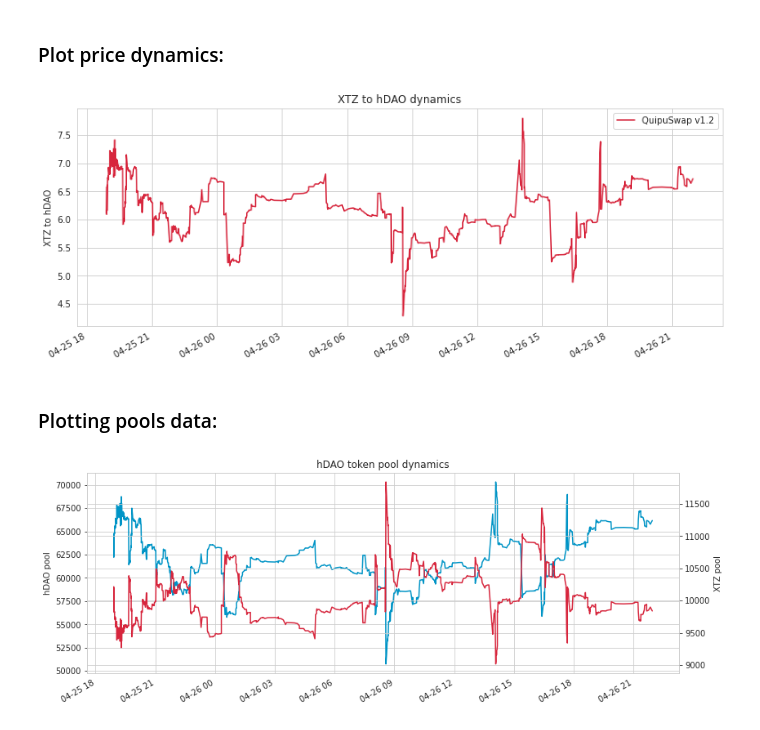
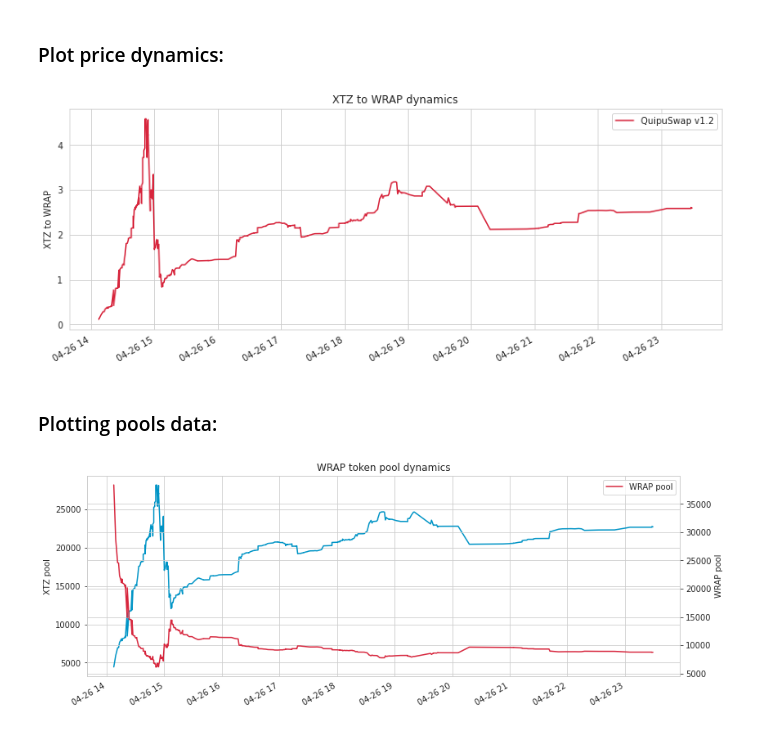
Before and after one commit to ztepler/quipuswap-tezos-analysis-colab, a Jupyter notebook: QuipuSwap_Tezos_Pool_Analysis.ipynb, the cells around one changed output. Saved outputs shown, nothing was run; the diff lists cells and outputs as text; code cells hidden in the pictures.

Commit message:
little formatting + easier support to change smart contract

```diff
--- a/QuipuSwap_Tezos_Pool_Analysis.ipynb
+++ b/QuipuSwap_Tezos_Pool_Analysis.ipynb
@@ -68,37 +68,60 @@ def collect_storage_history(smart_contract, depth=1):
 # %% [markdown]
 ### Requesting data:
 # %%
-# Insert here QuipuSwap contract that used to trade:
-quipuswap_contract = 'KT1QxLqukyfohPV5kPkw97Rs6cw1DDDvYgbB'  # hDAO contract QuipuSwap v1.2
+# Insert here another QuipuSwap v1.2 contracts if you want to:
+tokens = dict(
+    hDAO = 'KT1QxLqukyfohPV5kPkw97Rs6cw1DDDvYgbB',  # 6 decimals
+    WRAP = 'KT1FG63hhFtMEEEtmBSX2vuFmP87t9E7Ab4t',  # 8 decimals
+    tCow = 'KT1XQZxsG4pMgcN7q7Nu3XFihsb9mEvqBmAT',
+    bDAO = 'KT1DssMzoSr8fnUUq1WxeSuHfLG4gzS7pgge',
+    sDAO = 'KT1WDe2vJCDqz5euKupppQsioPcakUd45Tfo'
+)
+
+# Select one contract from the above dictionary:
+token = 'WRAP'
+contract_address = tokens[token]
+
+# Change token decimals if necessary (hDAO is 6, WRAP is 8):
+token_decimals = 8
 
 # Set requests depth if there are needed more than one request to pull all data:
 requests_depth = 1
+
+# Running requests & processing:
 data = process_pool_data(
-    collect_storage_history(quipuswap_contract, depth=requests_depth))
+    collect_storage_history(contract_address, depth=requests_depth),
+    token_decimals=token_decimals
+)
 # %% [markdown]
 ### Plot price dynamics:
 # %%
 data.rate.rename('QuipuSwap v1.2').plot(color='#D7263D', figsize=(13,5))
 
-plt.xlabel("")
-plt.ylabel("XTZ to hDAO")
+plt.xlabel('')
+plt.ylabel(f'XTZ to {token}')
 plt.legend()
-_ = plt.title('XTZ to hDAO dynamics')
+_ = plt.title(f'XTZ to {token} dynamics')
 
 # If you want to save plot, uncomment this line:
-# plt.savefig('test.png')
+# plt.savefig(f'{token}_price_dynamics.png')
 # %% [output]
-[figure, old version]
+[figure, new version]
 # %% [markdown]
 ### Plotting pools data:
 # %%
-ax1 = data['value.storage.tez_pool'].plot(figsize=(13,5), color='#0094C6')
-ax1.set_ylabel('hDAO pool')
+ax1 = data['value.storage.tez_pool'].rename(f'XTZ pool').plot(figsize=(13,5), color='#0094C6')
+ax1.set_ylabel('XTZ pool')
+
 ax2 = ax1.twinx()
-ax2.set_ylabel('XTZ pool')
-data['value.storage.token_pool'].plot(ax=ax2, color='#D7263D')
+ax2.set_ylabel(f'{token} pool')
+
+data['value.storage.token_pool'].rename(f'{token} pool').plot(ax=ax2, color='#D7263D')
 
 ax1.set_xlabel("")
-_ = plt.title('hDAO token pool dynamics')
+plt.legend()
+_ = plt.title(f'{token} token pool dynamics')
+
+# If you want to save plot, uncomment this line:
+# plt.savefig(f'{token}_pool_dynamics.png')
 # %% [output]
-[figure, old version]
+[figure, new version]
```
